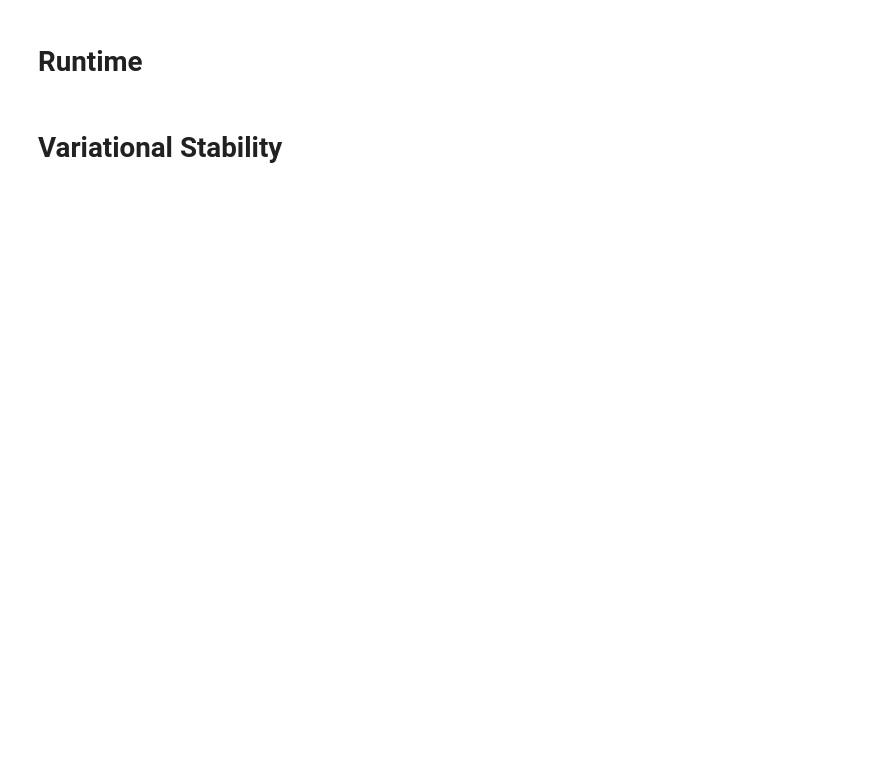
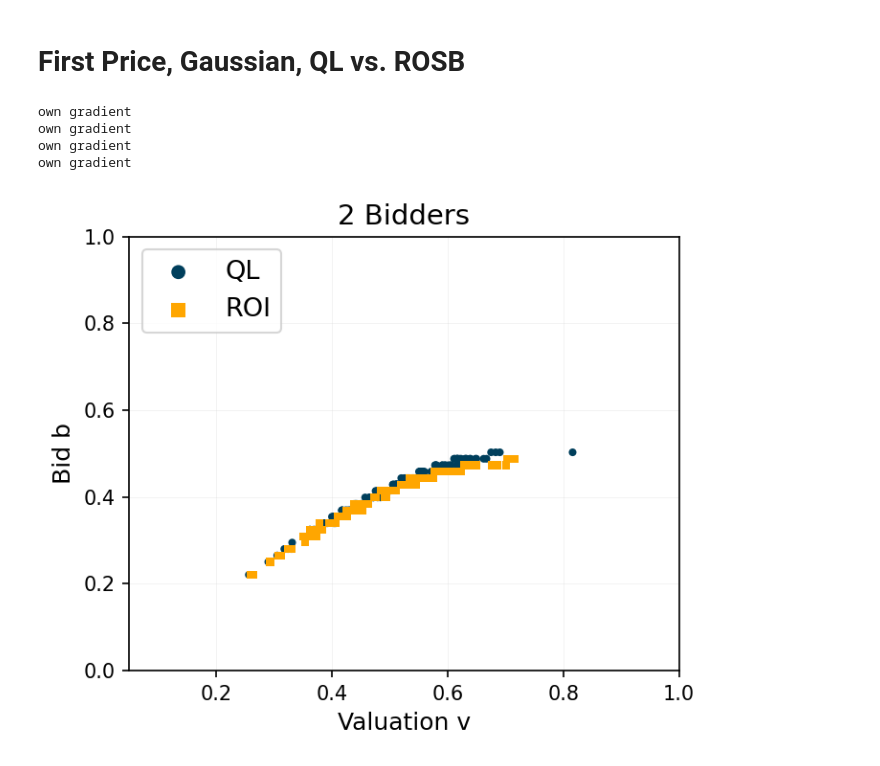
Before and after one commit to MOberlechner/soda, a Jupyter notebook: experiment/soda_util/results/plots.ipynb, the cells around one changed output. Drawn from its saved outputs; the diff is of its cells as text; code cells hidden in the pictures; blank space fills up the shorter version.

```diff
--- a/experiment/soda_util/results/plots.ipynb
+++ b/experiment/soda_util/results/plots.ipynb
@@ -121,2 +199,0 @@ ValueError: x, y, and format string must not be None
-# %% [markdown]
-# Runtime
@@ -155,2 +199,0 @@ for agents in [2, 3, 10]:
-# %% [markdown]
-# Variational Stability
@@ -160,6 +199,0 @@ from src.game import discr_spaces
-# %%
-example = 'fpsb_example'
-mechanism, strategies, game = get_setting('single_item', example,'soda_entro_example')
-strategies = {'1': Strategy('1', game)}
-game.o_discr['1'] = discr_spaces(mechanism.o_space['1'], game.n, False)
-game.a_discr['1'] = discr_spaces(mechanism.a_space['1'], game.m, False)
@@ -201,14 +200,31 @@ if save:
-# %%
-strategies['1'].x = get_bne_fpsb(game.n, True)
-
-c = np.arange(game.n)//4
-
-fig, ax = set_axis((0, 1), (0, 1), 'Collusive Strategy', param)
-ax.imshow(strategies['1'].x.T, extent=(0, 1, 0, 1), origin="lower", vmin=0, cmap="Greys", zorder=2)
-ax.scatter(strategies['1'].o_discr, strategies['1'].a_discr[c], marker='s', s=50, c=colors[1], zorder=3)
-
-ax.scatter([], [], marker='s', s=100, c='k', label=r'BNE 1 $s^*$')
-ax.scatter([], [], marker='s', s=100, c=colors[1],  label=r'Collusive Strategy $s^c$', linewidths=2)
-ax.legend(fontsize=param["fontsize_legend"], loc=2)
-if save:
-    fig.savefig(f'plots/{example}_collusive.pdf', bbox_inches='tight')
+# %% [markdown]
+# First Price, Gaussian, QL vs. ROSB
+# %%
+setting = "single_item"
+experiment = lambda util_type, n_bidder: f"{util_type}_FP_{n_bidder}_gaussian"
+learner = lambda util_type: f"soma_eucl_gaussian_{util_type}"
+
+
+for n_bidder in [2,5]:
+
+    fig, ax = set_axis((0.05,1), (0,1), f'{n_bidder} Bidders', param)
+    ax.set_aspect(0.75)
+    for util_type in  ["QL", "ROI"]:
+
+        exp = experiment(util_type, n_bidder)
+        mechanism, strategies, _ =  get_setting(setting, exp, learner(util_type), run=0)
+        obs, bids = get_bids(mechanism, strategies, '1', number_o)
+        # plot strategy & BNE
+        ax.scatter(obs, bids, facecolors=colors[util_type], edgecolors='none', marker=marker[util_type], s=markersize, zorder=2, alpha=1)
+        # legend
+        ax.scatter([], [], facecolors=colors[util_type], edgecolors='none', marker=marker[util_type],label=util_type, s=50, zorder=2, alpha=1)
+        ax.legend(fontsize=param["fontsize_legend"], loc=2)
+
+    if save:
+        fig.savefig(f'plots/{n_bidder}_ql_rosb.pdf', bbox_inches='tight')
+# %% [output]
+own gradient
+own gradient
+own gradient
+own gradient
+[figure, added]
```
Also changed, not shown: parts of 17 cells of this notebook.
